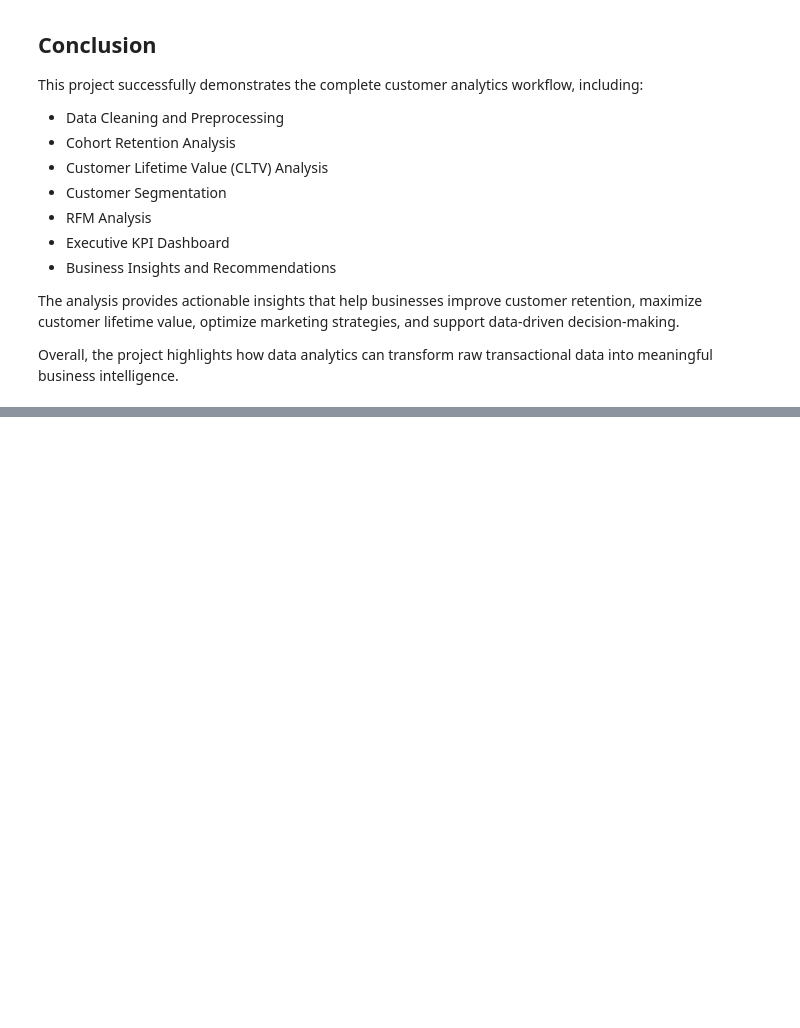
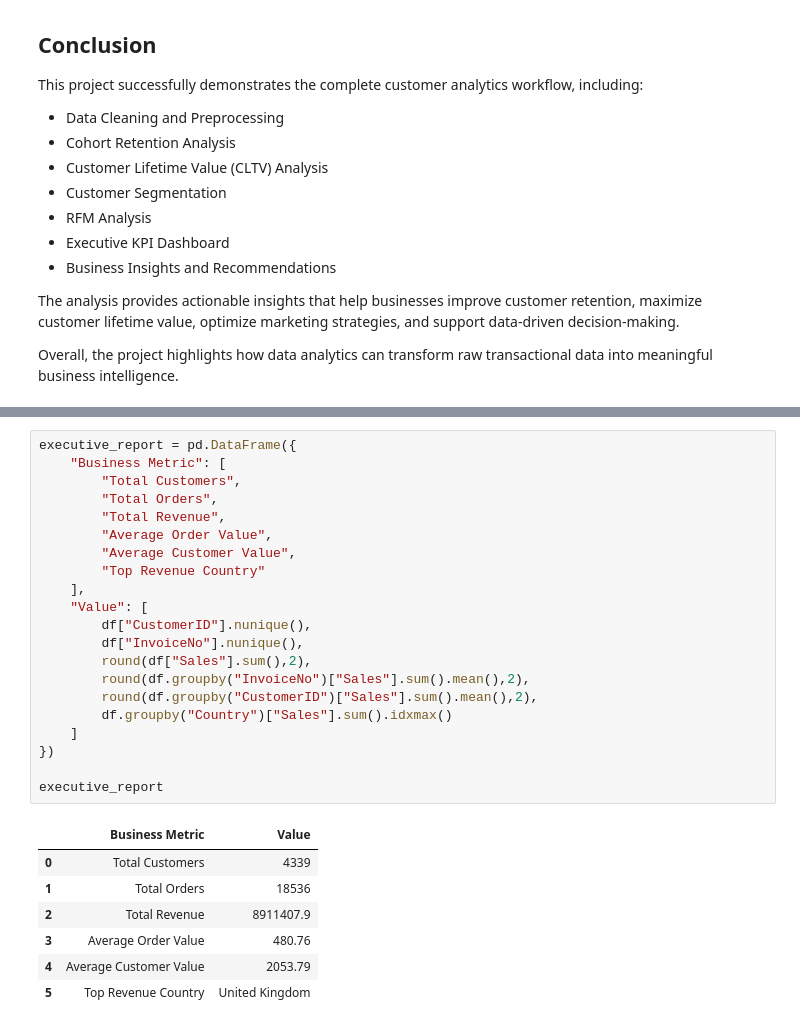
Before and after one commit to jyotidamji270804/cohort-retention-cltv-analysis, a Jupyter notebook: notebooks/02_cltv_analysis.ipynb, the cells around one changed output, grey strips where cells are left out. Saved outputs shown, nothing was run; the diff lists cells and outputs as text; blank space fills up the shorter version.

Commit message:
docs: finalize executive analytics report and project conclusion

```diff
--- a/notebooks/02_cltv_analysis.ipynb
+++ b/notebooks/02_cltv_analysis.ipynb
@@ -839,0 +861,29 @@ Overall, the project highlights how data analytics can transform raw transaction
+# %%
+executive_report = pd.DataFrame({
+    "Business Metric": [
+        "Total Customers",
+        "Total Orders",
+        "Total Revenue",
+        "Average Order Value",
+        "Average Customer Value",
+        "Top Revenue Country"
+    ],
+    "Value": [
+        df["CustomerID"].nunique(),
+        df["InvoiceNo"].nunique(),
+        round(df["Sales"].sum(),2),
+        round(df.groupby("InvoiceNo")["Sales"].sum().mean(),2),
+        round(df.groupby("CustomerID")["Sales"].sum().mean(),2),
+        df.groupby("Country")["Sales"].sum().idxmax()
+    ]
+})
+
+executive_report
+# %% [output]
+|  | Business Metric | Value |
+| 0 | Total Customers | 4339 |
+| 1 | Total Orders | 18536 |
+| 2 | Total Revenue | 8911407.9 |
+| 3 | Average Order Value | 480.76 |
+| 4 | Average Customer Value | 2053.79 |
+| 5 | Top Revenue Country | United Kingdom |
```
Also changed, not shown: parts of 3 cells of this notebook.
